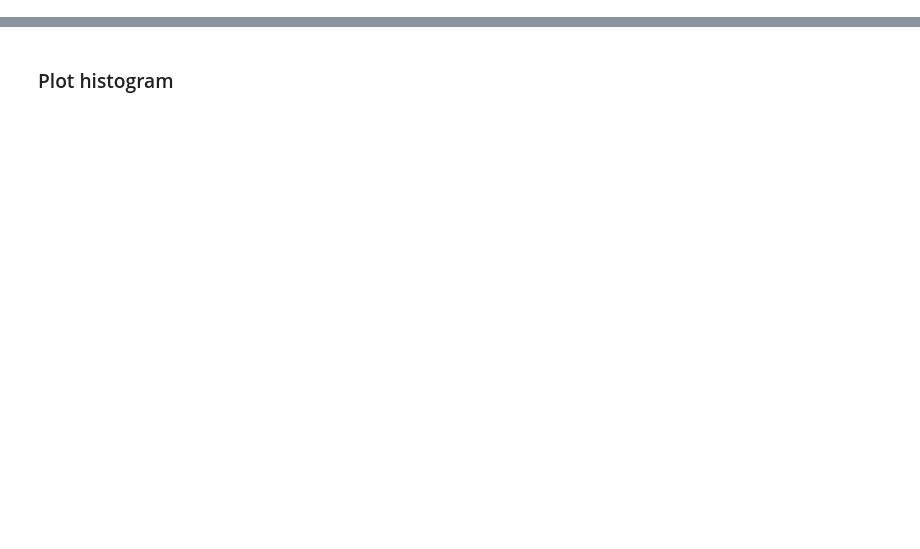
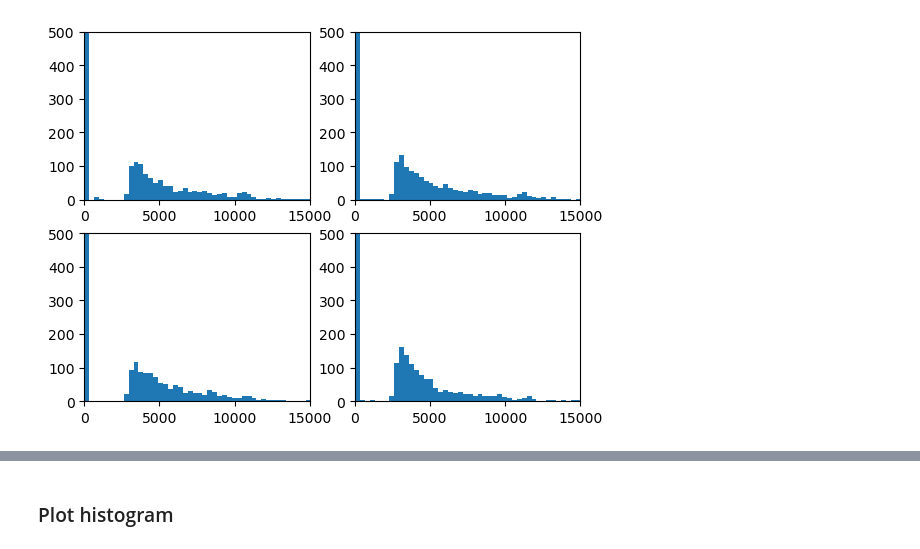
Before and after one commit to MRNock04/P3, a Jupyter notebook: Winkelkorrelation/Ergebnisse/Koinzidenz_students.ipynb, the cells around one changed output, grey strips where cells are left out. Drawn from its saved outputs; the diff is of its cells as text; code cells hidden in the pictures; blank space fills up the shorter version.

```diff
--- a/Winkelkorrelation/Ergebnisse/Koinzidenz_students.ipynb
+++ b/Winkelkorrelation/Ergebnisse/Koinzidenz_students.ipynb
@@ -115,0 +108,10 @@ Read second waveform file (channel 1)
+# %%
+fig1, ax1 = plt.subplots(2,2)
+
+for i in range(2):
+    ax1[i][0].hist(f0_bkg[i][0], bins=500)
+    ax1[i][1].hist(f1_bkg[i][0], bins=500)
+    ax1[i][0].axis([0, 15000, 0, 500])
+    ax1[i][1].axis([0, 15000, 0, 500])
+# %% [output]
+[figure, added]
```
Also changed, not shown: parts of 12 cells of this notebook.
